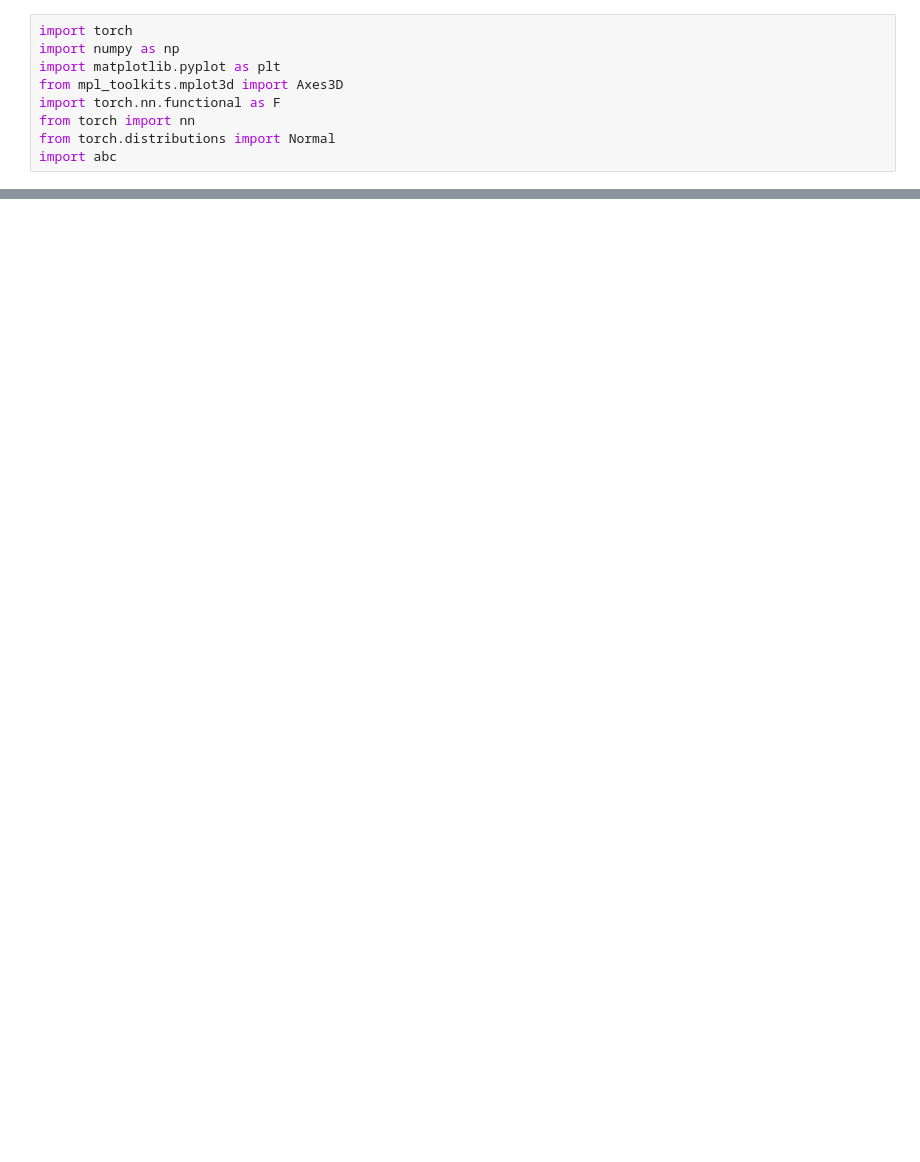
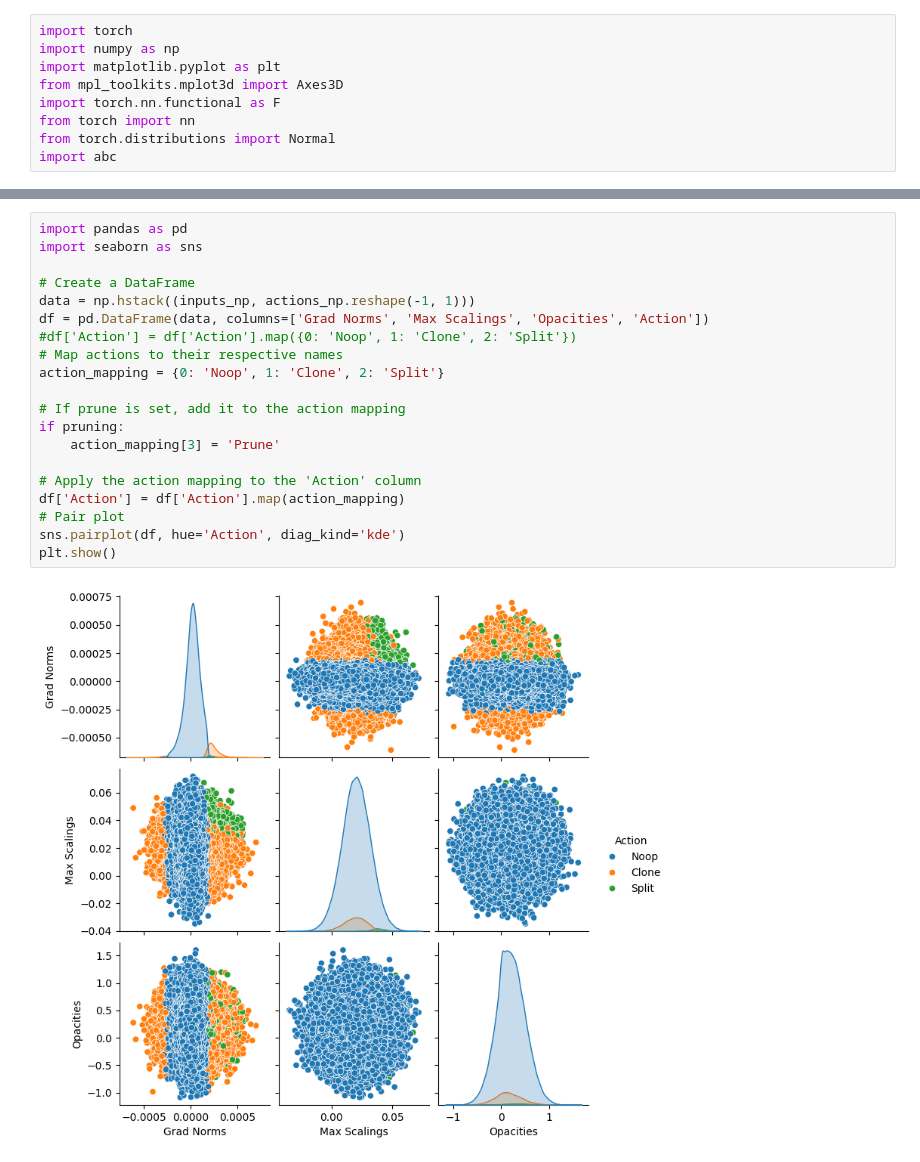
Before and after one commit to Rene1706/master_evaluation, a Jupyter notebook: evaluate_inputs.ipynb, the cells around one changed output, grey strips where cells are left out. Cells and saved outputs as stored; diff of their text form; blank space fills up the shorter version.

```diff
--- a/evaluate_inputs.ipynb
+++ b/evaluate_inputs.ipynb
@@ -214,0 +421,22 @@ fig.update_layout(
+# %%
+import pandas as pd
+import seaborn as sns
+
+# Create a DataFrame
+data = np.hstack((inputs_np, actions_np.reshape(-1, 1)))
+df = pd.DataFrame(data, columns=['Grad Norms', 'Max Scalings', 'Opacities', 'Action'])
+#df['Action'] = df['Action'].map({0: 'Noop', 1: 'Clone', 2: 'Split'})
+# Map actions to their respective names
+action_mapping = {0: 'Noop', 1: 'Clone', 2: 'Split'}
+
+# If prune is set, add it to the action mapping
+if pruning:
+    action_mapping[3] = 'Prune'
+
+# Apply the action mapping to the 'Action' column
+df['Action'] = df['Action'].map(action_mapping)
+# Pair plot
+sns.pairplot(df, hue='Action', diag_kind='kde')
+plt.show()
+# %% [output]
+[figure, added]
```
Also changed, not shown: parts of 19 cells of this notebook, 11 other files.
